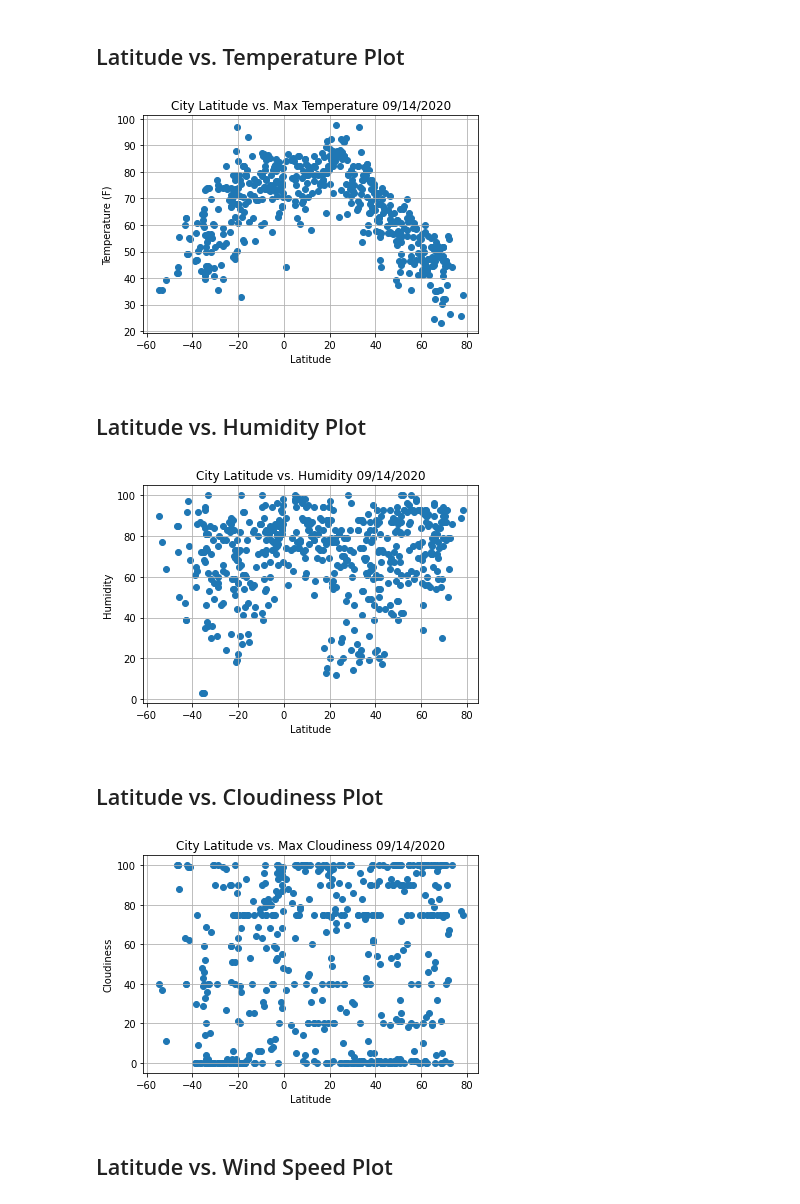
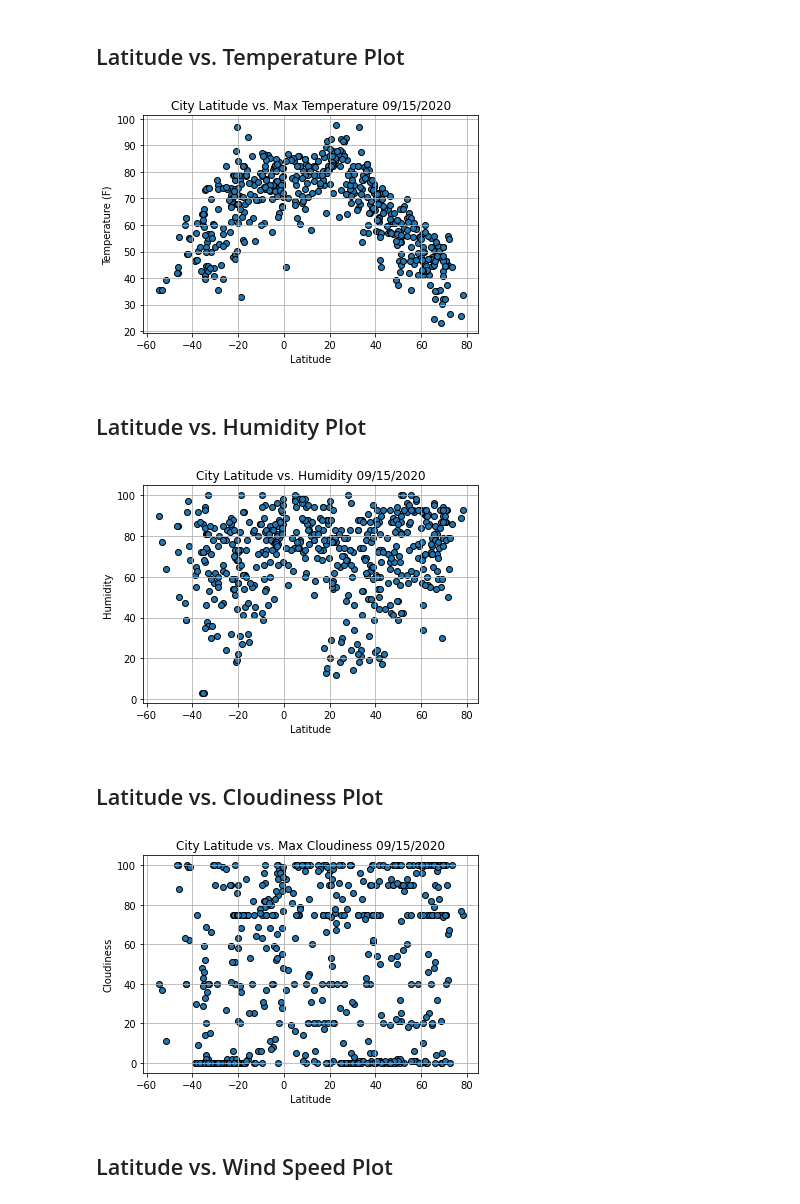
Before and after one commit to jely94/Python-API-Challenge, a Jupyter notebook: WeatherPy.ipynb, the cells around one changed output. Cells and saved outputs as stored; diff of their text form; code cells hidden in the pictures.

```diff
--- a/WeatherPy.ipynb
+++ b/WeatherPy.ipynb
@@ -206,7 +211,7 @@ Int64Index([], dtype='int64')
 ## Latitude vs. Temperature Plot
 # %%
 #Create scatter plot for latitude and temp
-plt.scatter(city_data2["Lat"], city_data2["Max Temp"], marker="o")
+plt.scatter(city_data2["Lat"], city_data2["Max Temp"], marker="o", edgecolors="black")
 
 #Add graph title, x and y labels, grid and grid
 plt.title(f'City Latitude vs. Max Temperature {time.strftime("%m/%d/%Y")}')
@@ -223,34 +228,34 @@ plt.show()
 ## Based on the graph of Max Temperature and Latitude it appears that the higher max temps occur just below and above the
 ## equator.
 # %% [output]
-[figure, old version]
+[figure, new version]
 # %% [markdown]
 ## Latitude vs. Humidity Plot
 # %%
 #Create scatter plot for latitude and humidity
-plt.scatter(city_data2["Lat"], city_data2["Humidity"], marker="o")
+plt.scatter(city_data2["Lat"], city_data2["Humidity"], marker="o", edgecolors="black")
 
 #Add graph title, x and y labels, grid and grid
 plt.title(f'City Latitude vs. Humidity {time.strftime("%m/%d/%Y")}')
 plt.ylabel("Humidity")
 plt.xlabel("Latitude")
 plt.grid(True)
 
 #Save the graph to file
 plt.savefig("Output_Data/City Latitude vs. Humidity.png")
 
 #Show graph to folder
 plt.show()
 
-## Based on this graph of humidity and latitude it appears that the min humidity
-## is the highest at or just above the equator.
+## Based on the graph of humidity and latitude it appears that the min humidity
+## is the highest at or just above the equator with the lowest humidity range is around the + or - 20 degrees latitude
 # %% [output]
-[figure, old version]
+[figure, new version]
 # %% [markdown]
 ## Latitude vs. Cloudiness Plot
 # %%
 #Create scatter plot for latitude and cloudiness
-plt.scatter(city_data2["Lat"], city_data2["Cloudiness"], marker="o")
+plt.scatter(city_data2["Lat"], city_data2["Cloudiness"], marker="o", edgecolors="black")
 
 #Add graph title, x and y labels, grid and grid
 plt.title(f'City Latitude vs. Max Cloudiness {time.strftime("%m/%d/%Y")}')
@@ -267,7 +272,7 @@ plt.show()
 ## Based on the graph of cloudiness and latitude
 ## there doesn't appear to be any relation to humidity based on the city's latitude.
 # %% [output]
-[figure, old version]
+[figure, new version]
 # %% [markdown]
 ## Latitude vs. Wind Speed Plot
 # %%
```
Also changed, not shown: parts of 8 cells of this notebook, 4 other files.
